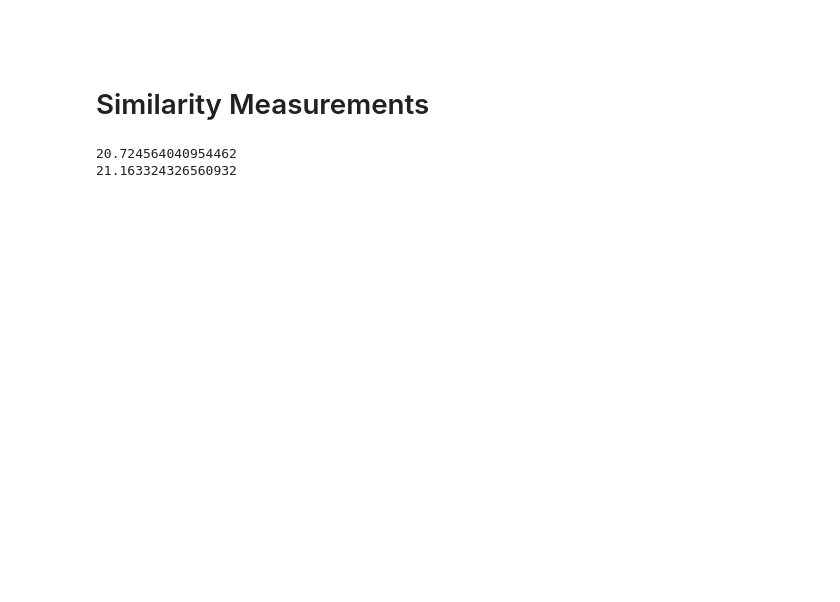
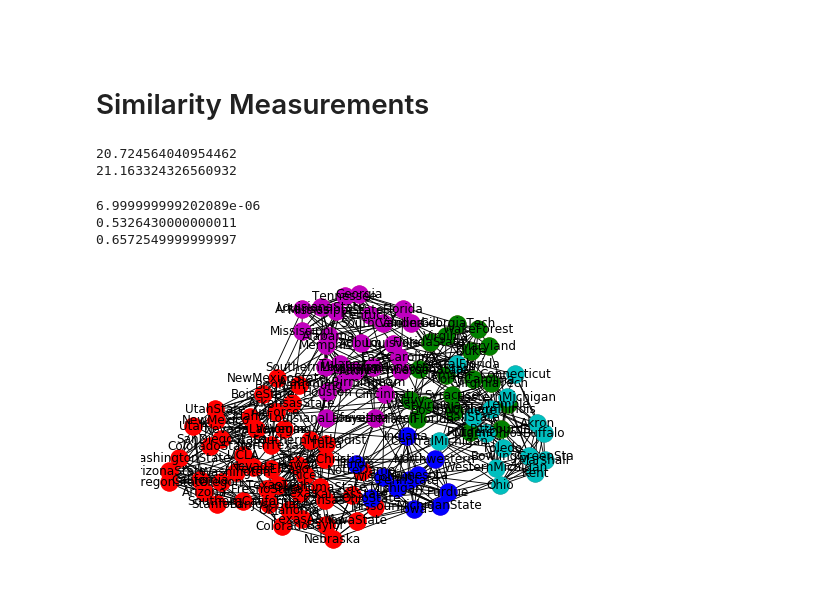
Before and after one commit to theyusko/local-graph-clustering-with-PPR, a Jupyter notebook: Code/main_notebook.ipynb, the cells around one changed output. Drawn from its saved outputs; the diff is of its cells as text; code cells hidden in the pictures; blank space fills up the shorter version.

```diff
--- a/Code/main_notebook.ipynb
+++ b/Code/main_notebook.ipynb
@@ -96,7 +96,8 @@ for i in G2.nodes():
     counter += 1
 end_time_of_modified_PR = time.clock()
 
-
+time_of_PR_M = end_time_of_modified_PR - start_time_of_modified_PR
+time_of_PR   = end_time_of_standard_PR - start_time_of_standard_PR
 print("Modified elapsed time = " + str(end_time_of_modified_PR - start_time_of_modified_PR))
 ## Get medians
 # Using Sorted representation of the pr dict to get items around median according ot PR values
@@ -138,21 +139,29 @@ WestVirginia:           WestVirginia
 # %%
 #print(prS_modified[0])
 sim_threshold = 0.01
+start_time = time.clock()
 for i in prS_modified:
     for p in list(i.keys()):
         if i[p] < sim_threshold:
             del i[p]
+end_time = time.clock()
+time_of_PR_M += end_time - start_time
+
+start_time = time.clock()
 #print(prS_modified[0])
 for i in prS:
     for p in list(i.keys()):
         if i[p] < sim_threshold:
             del i[p]
+end_time = time.clock()
+time_of_PR += end_time - start_time
 # %% [markdown]
 Merge Clusters according the result of Following Formula
 $$ {C_i \cap C_j}\over{\min{(C_i, C_j)}}$$
 # %%
 cluster_merge_threshold = 0.4
 
+start_time = time.clock()
 tmp = len(prS_modified)
 i = 0
 while i < tmp:
@@ -165,10 +174,13 @@ while i < tmp:
             tmp = tmp - 1
         p = p + 1
     i = i + 1
+end_time = time.clock()
+time_of_PR_M += end_time - start_time
 
 print(prS_modified[0])
 print(len(prS_modified))
 
+start_time = time.clock()
 tmp = len(prS)
 i = 0
 while i < tmp:
@@ -181,6 +193,8 @@ while i < tmp:
             tmp = tmp - 1
         p = p + 1
     i = i + 1
+end_time = time.clock()
+time_of_PR += end_time - start_time
 # %% [output]
 {'BrighamYoung': 0.010185187956901721, 'FloridaState': 0.05543230997642435, 'VirginiaTech': 0.012941175733355379, 'NorthCarolinaState': 0.05388459104757335, 'Florida': 0.030433784971670756, 'Virginia' ...
 10
@@ -276,3 +290,37 @@ print(sum(conductance_list))
 # %% [output]
 20.724564040954462
 21.163324326560932
+# %%
+
+def draw_community(g, position):
+    start_time = time.clock()
+    communities_generator = community.girvan_newman(g)
+    end_time   = time.clock()
+    top_level_communities = next(communities_generator)
+    next_level_communities = next(communities_generator)
+    next_level_communities2 = next(communities_generator)
+    next_level_communities3 = next(communities_generator)
+    #position = nx.spring_layout(g)  # calculate position for each node
+    # pos is needed because we are going to draw a few nodes at a time,
+    # pos fixes their positions.
+    nx.draw(g, position, edge_color='k', with_labels=True,
+            font_weight='light', node_size=280, width=0.9)
+    colors = ['r', 'g', 'b', 'c', 'm', 'y']
+
+    #for c in top_level_communities:
+     #   nx.draw_networkx_nodes(g, position, nodelist=list(c), node_color=colors[index])
+      #  index += 1
+    index = 0
+    for c in next_level_communities3:
+         nx.draw_networkx_nodes(g, position, nodelist=list(c), node_color=colors[index])
+         index += 1
+    #plt.show()
+    print(end_time-start_time)
+draw_community(G2, pos)
+print(time_of_PR_M)
+print(time_of_PR)
+# %% [output]
+6.999999999202089e-06
+0.5326430000000011
+0.6572549999999997
+[figure, added]
```
Also changed, not shown: parts of 4 cells of this notebook.
